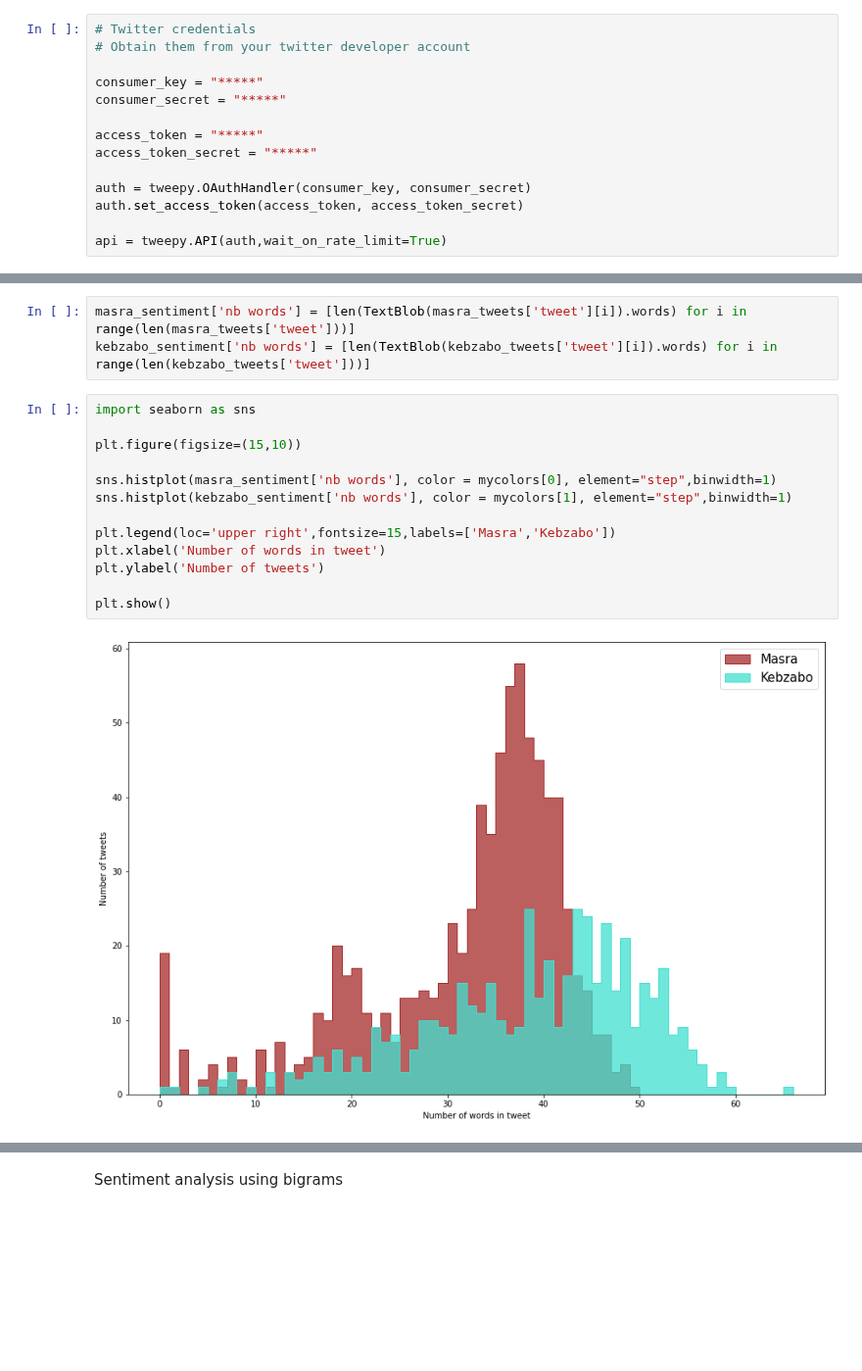
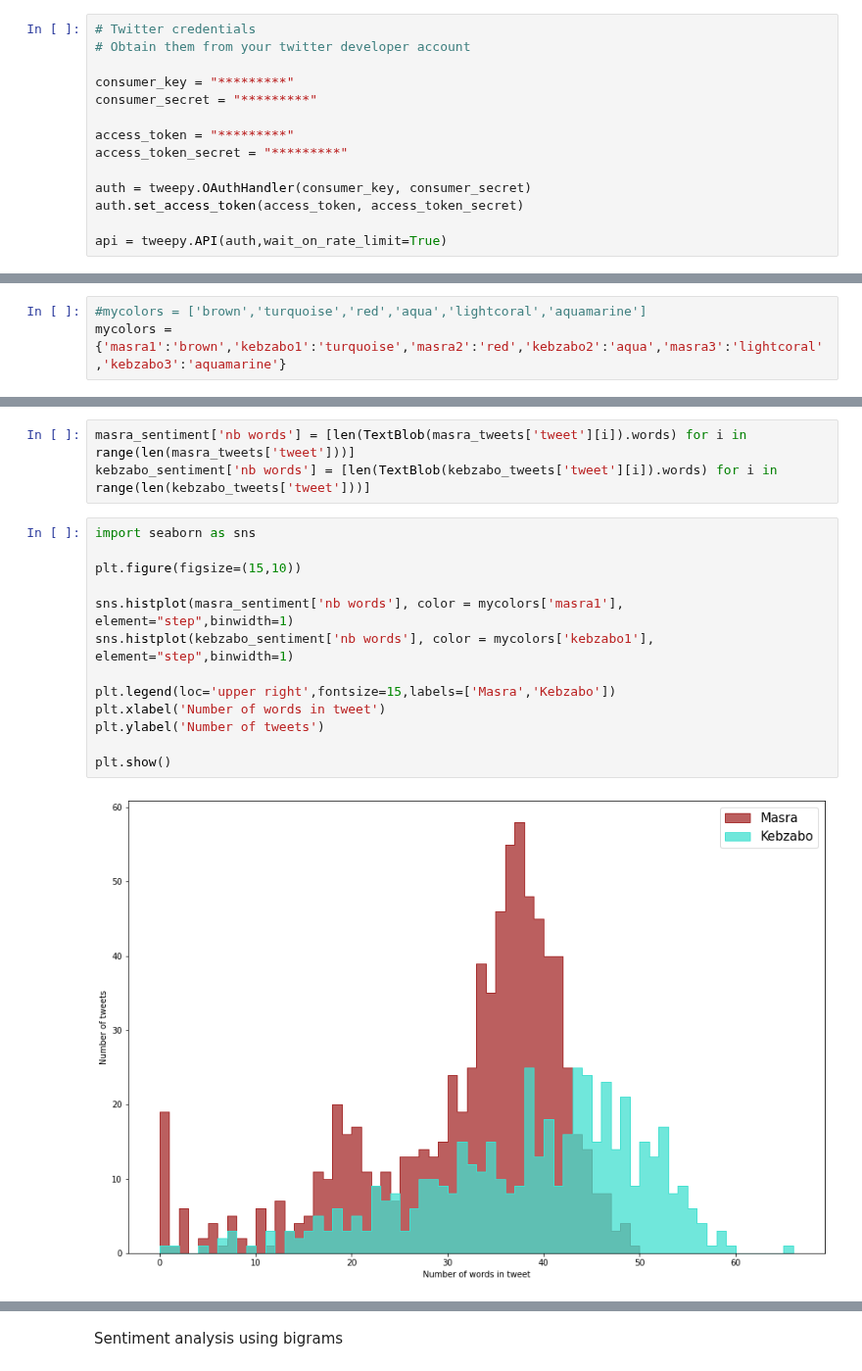
Before and after one commit to Djimdou/Side-Projects, a Jupyter notebook: Covid_19_and_Politics_in_Chad.ipynb, the cells around one changed output, grey strips where cells are left out. Shown at 98% size. Saved outputs shown, nothing was run; the diff lists cells and outputs as text; blank space fills up the shorter version.

```diff
--- a/Covid_19_and_Politics_in_Chad.ipynb
+++ b/Covid_19_and_Politics_in_Chad.ipynb
@@ -45,11 +45,11 @@ def clean_tweet(tweet):
 # Twitter credentials
 # Obtain them from your twitter developer account
 
-consumer_key = "*****"
-consumer_secret = "*****"
+consumer_key = "*********"
+consumer_secret = "*********"
 
-access_token = "*****"
-access_token_secret = "*****"
+access_token = "*********"
+access_token_secret = "*********"
 
 auth = tweepy.OAuthHandler(consumer_key, consumer_secret)
 auth.set_access_token(access_token, access_token_secret)
@@ -122,0 +121,3 @@ mycolors = ['brown','turquoise','red','aqua','lightcoral','aquamarine']
+# %%
+#mycolors = ['brown','turquoise','red','aqua','lightcoral','aquamarine']
+mycolors = {'masra1':'brown','kebzabo1':'turquoise','masra2':'red','kebzabo2':'aqua','masra3':'lightcoral','kebzabo3':'aquamarine'}
@@ -175,18 +176,18 @@ kebzabo_sentiment['nb words'] = [len(TextBlob(kebzabo_tweets['tweet'][i]).words)
 # %%
 import seaborn as sns
 
 plt.figure(figsize=(15,10))
 
-sns.histplot(masra_sentiment['nb words'], color = mycolors[0], element="step",binwidth=1)
-sns.histplot(kebzabo_sentiment['nb words'], color = mycolors[1], element="step",binwidth=1)
+sns.histplot(masra_sentiment['nb words'], color = mycolors['masra1'], element="step",binwidth=1)
+sns.histplot(kebzabo_sentiment['nb words'], color = mycolors['kebzabo1'], element="step",binwidth=1)
 
 plt.legend(loc='upper right',fontsize=15,labels=['Masra','Kebzabo'])
 plt.xlabel('Number of words in tweet')
 plt.ylabel('Number of tweets')
 
 plt.show()
 # %% [output]
-[figure, old version]
+[figure, new version]
 # %%
 # Density plot
 
```
Also changed, not shown: parts of 14 cells of this notebook.
